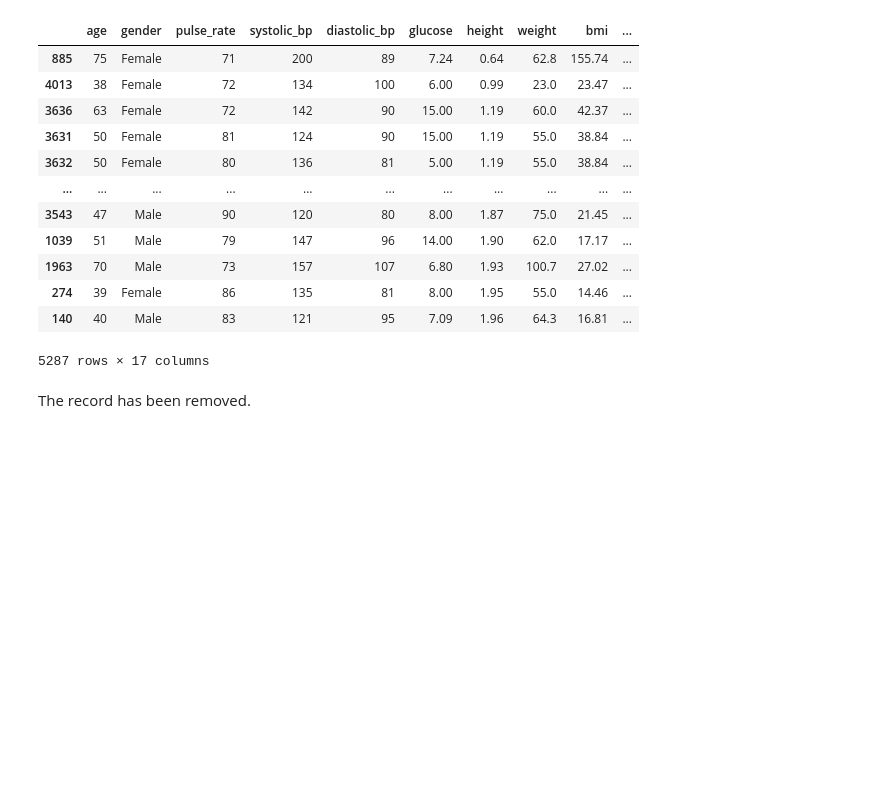
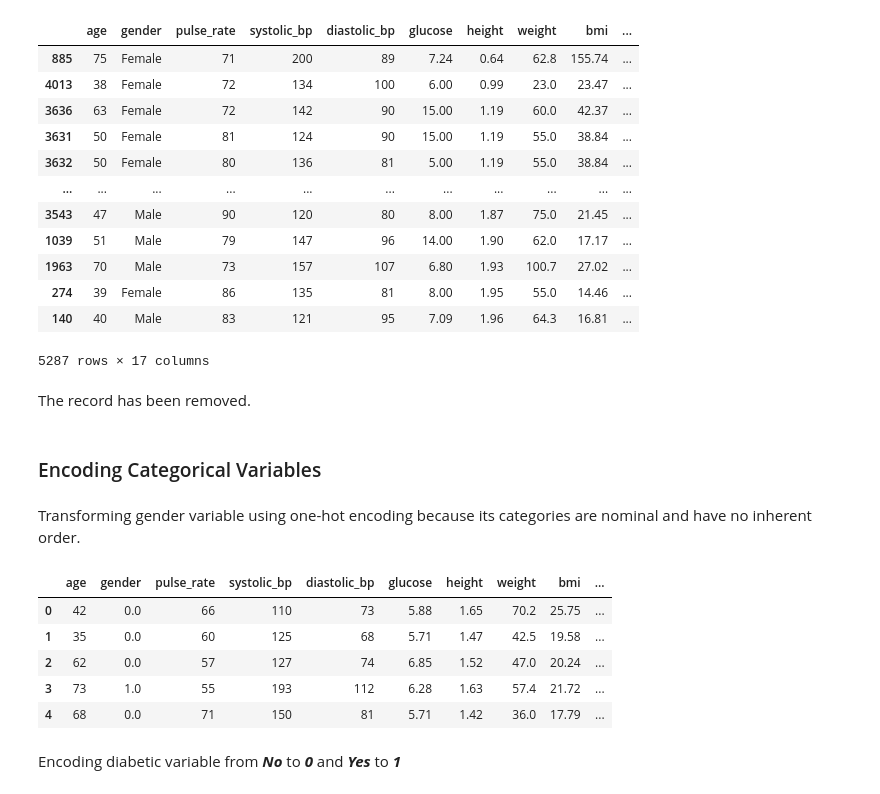
Before and after one commit to eoagyen/diabetes_risk_prediction, a Jupyter notebook: notebooks/data_preparation.ipynb, the cells around one changed output. Saved outputs shown, nothing was run; the diff lists cells and outputs as text; code cells hidden in the pictures; blank space fills up the shorter version.

```diff
--- a/notebooks/data_preparation.ipynb
+++ b/notebooks/data_preparation.ipynb
@@ -166,3 +166,27 @@ df_clean.sort_values(by='height', ascending=True)
 5287 rows × 17 columns
 # %% [markdown]
 The record has been removed.
+# %% [markdown]
+### Encoding Categorical Variables
+# %% [markdown]
+Transforming gender variable using one-hot encoding because its categories are nominal and have no inherent order.
+# %%
+from sklearn.preprocessing import OneHotEncoder
+
+one_hot_encoder = OneHotEncoder(
+    drop='first',
+    handle_unknown='ignore',
+    sparse_output=False)
+
+df_clean['gender'] = one_hot_encoder.fit_transform(df_clean[['gender']])
+# %%
+df_clean.head()
+# %% [output]
+|  | age | gender | pulse_rate | systolic_bp | diastolic_bp | glucose | height | weight | bmi | ... |
+| 0 | 42 | 0.0 | 66 | 110 | 73 | 5.88 | 1.65 | 70.2 | 25.75 | ... |
+| 1 | 35 | 0.0 | 60 | 125 | 68 | 5.71 | 1.47 | 42.5 | 19.58 | ... |
+| 2 | 62 | 0.0 | 57 | 127 | 74 | 6.85 | 1.52 | 47.0 | 20.24 | ... |
+| 3 | 73 | 1.0 | 55 | 193 | 112 | 6.28 | 1.63 | 57.4 | 21.72 | ... |
+| 4 | 68 | 0.0 | 71 | 150 | 81 | 5.71 | 1.42 | 36.0 | 17.79 | ... |
+# %% [markdown]
+Encoding diabetic variable from **_No_** to **_0_** and **_Yes_** to **_1_**
```
Also changed, not shown: parts of 2 cells of this notebook.
